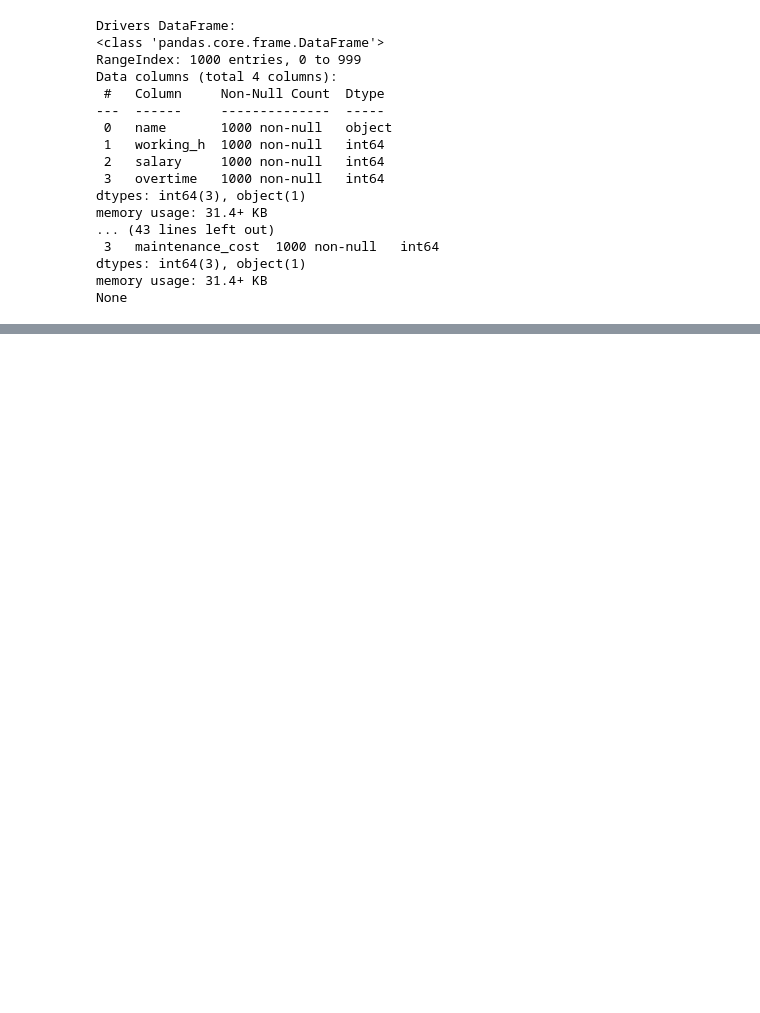
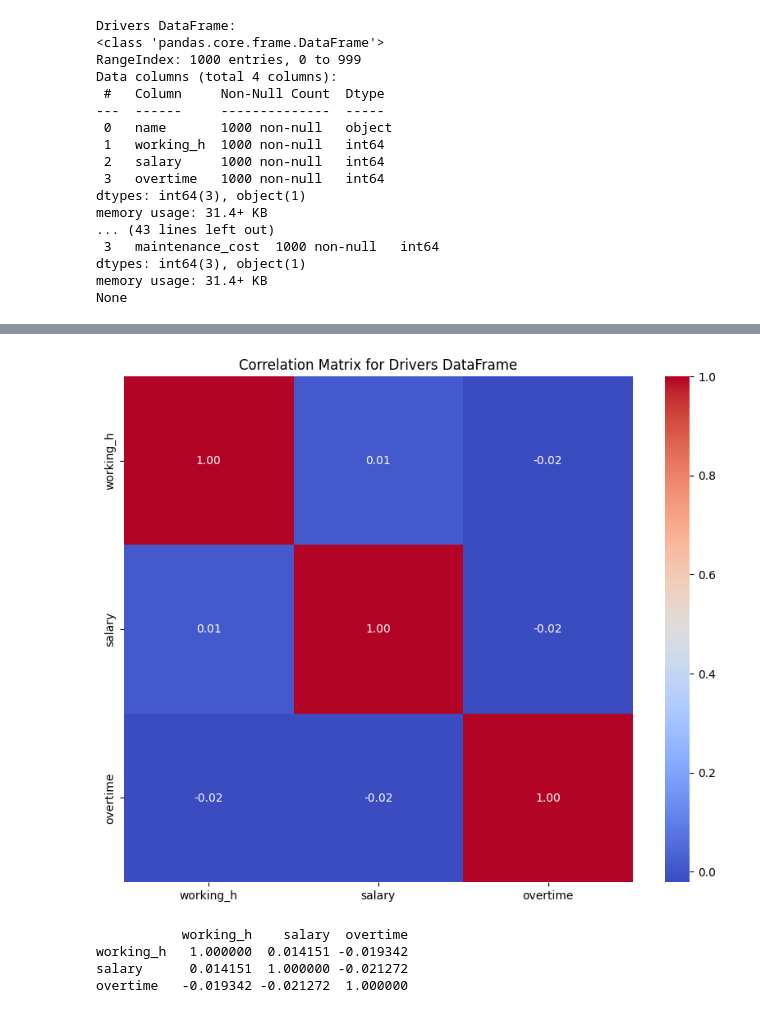
Before and after one commit to BoyanTTodorov/Warehouse, a Jupyter notebook: exploratory_analysis.ipynb, the cells around one changed output, grey strips where cells are left out. Saved outputs shown, nothing was run; the diff lists cells and outputs as text; code cells hidden in the pictures; blank space fills up the shorter version.

```diff
--- a/exploratory_analysis.ipynb
+++ b/exploratory_analysis.ipynb
@@ -41,0 +76,17 @@ None
+# %%
+# Exclude non-numeric columns from correlation calculation
+numeric_columns = drivers_df.select_dtypes(include=['float64', 'int64']).columns
+correlation_matrix = drivers_df[numeric_columns].corr()
+
+# Plot a heatmap for the correlation matrix
+plt.figure(figsize=(10, 8))
+sns.heatmap(correlation_matrix, annot=True, cmap='coolwarm', fmt=".2f")
+plt.title('Correlation Matrix for Drivers DataFrame')
+plt.show()
+print(correlation_matrix)
+# %% [output]
+[figure, added]
+           working_h    salary  overtime
+working_h   1.000000  0.014151 -0.019342
+salary      0.014151  1.000000 -0.021272
+overtime   -0.019342 -0.021272  1.000000
```
Also changed, not shown: parts of 1 cell of this notebook.
